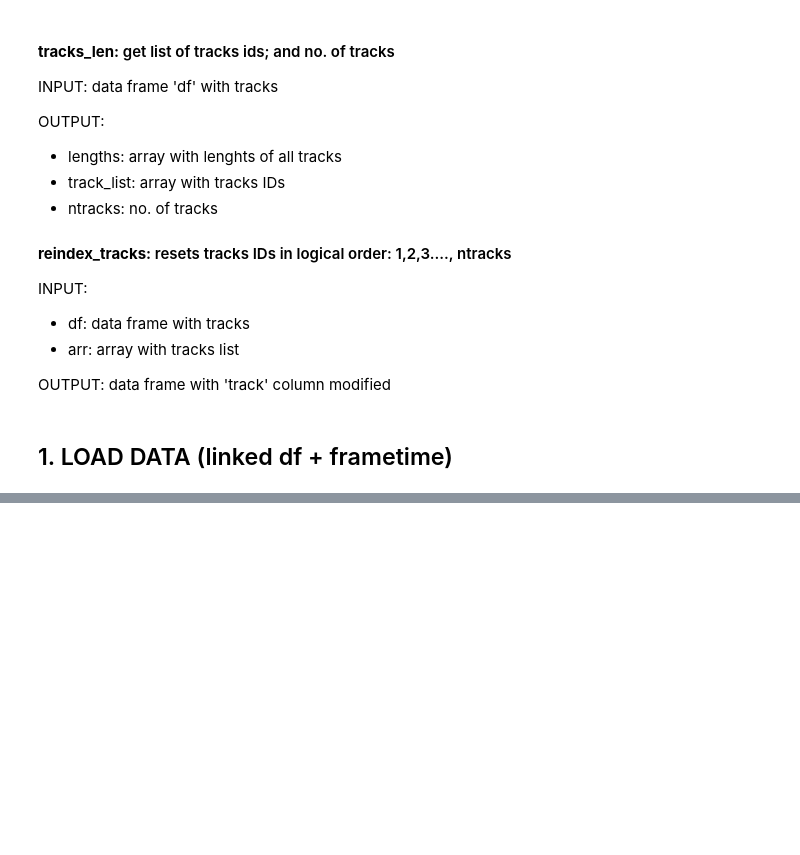
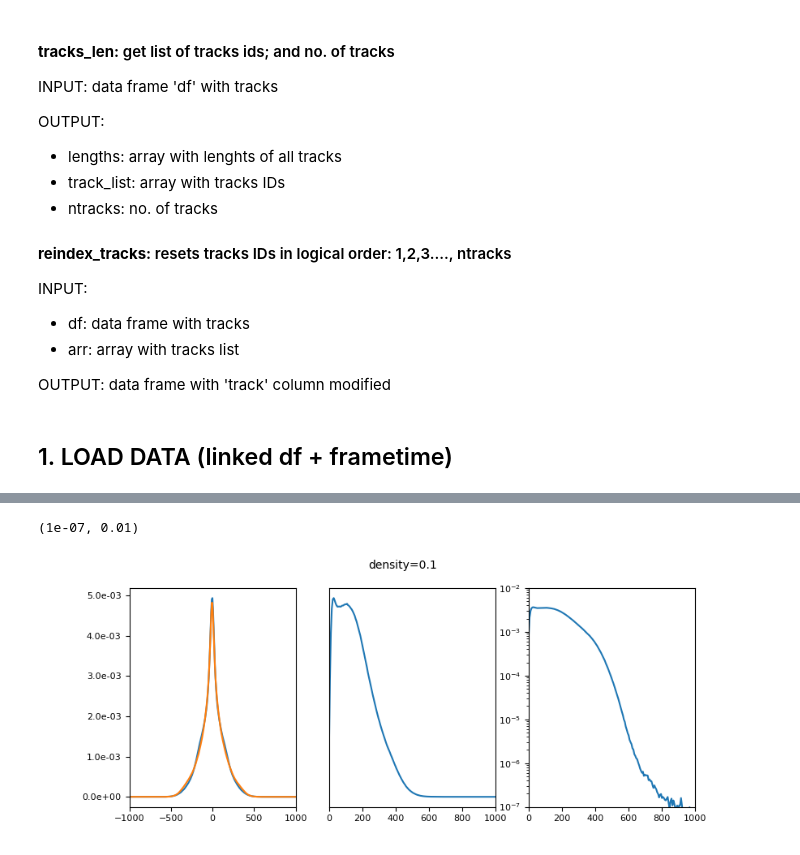
Before and after one commit to juanvm88/Procesado_imagenes, a Jupyter notebook: Full step velocity calculation.ipynb, the cells around one changed output, grey strips where cells are left out. Saved outputs shown, nothing was run; the diff lists cells and outputs as text; code cells hidden in the pictures; blank space fills up the shorter version.

```diff
--- a/Full step velocity calculation.ipynb
+++ b/Full step velocity calculation.ipynb
@@ -206,0 +501,19 @@ df2=reindex_tracks(df, track_list)
+# %%
+plt.rcParams['font.size']='8'
+fig,(ax1,ax2,ax3)=plt.subplots(1,3)
+fig.set_size_inches(9,3.5)
+fig.suptitle('density=0.1', fontsize=10)
+ax1.plot(bordesx[:-1],hx)
+ax1.plot(bordesy[:-1],hy)
+ax2.plot(bordes01[:-1],h01)
+ax3.plot(bordes01[:-1],h01)
+ax2.set_yticks([])
+ax1.yaxis.set_major_formatter(mtick.FormatStrFormatter('%.1e'))
+ax1.set_xlim(-1000,1000)
+ax2.set_xlim(0,1000)
+ax3.set_xlim(0,1000)
+ax3.set_yscale('log')
+ax3.set_ylim(10**-7,10**-2)
+# %% [output]
+(1e-07, 0.01)
+[figure, added]
```
Also changed, not shown: parts of 59 cells of this notebook.
